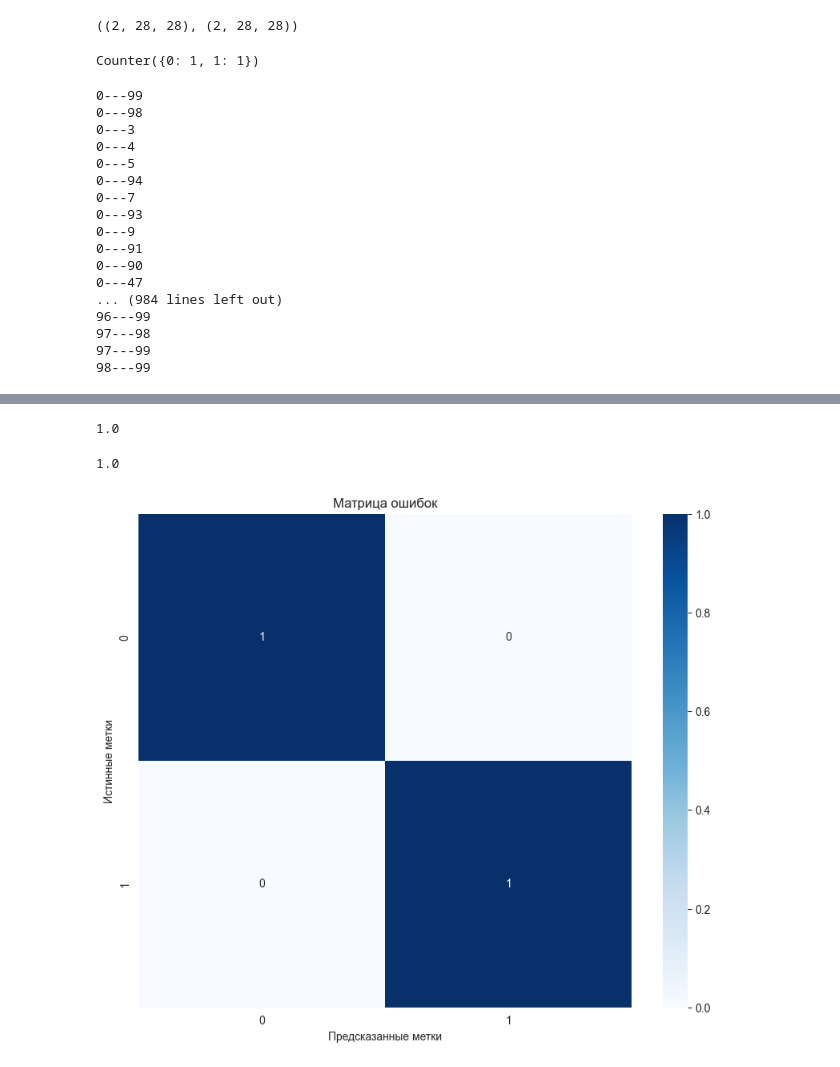
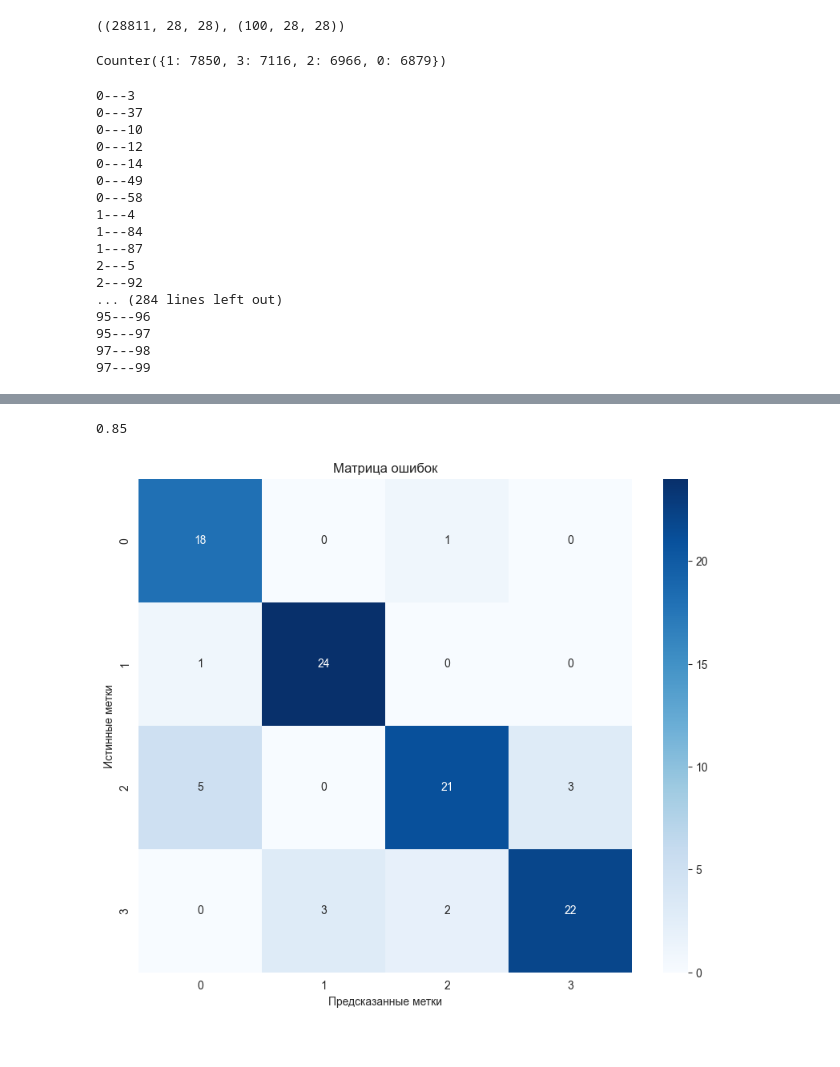
Before and after one commit to artchemi/smallworld_snn, a Jupyter notebook: notebooks/brian-snn.ipynb, the cells around one changed output, grey strips where cells are left out. Saved outputs shown, nothing was run; the diff lists cells and outputs as text; code cells hidden in the pictures.

```diff
--- a/notebooks/brian-snn.ipynb
+++ b/notebooks/brian-snn.ipynb
@@ -20,10 +20,10 @@ import seaborn as sns
 (X_train, y_train), (X_test, y_test) = mnist.load_data()
 
 # simplified classification (0 1 and 8)
-X_train = X_train[(y_train == 1) | (y_train == 0)]
-y_train = y_train[(y_train == 1) | (y_train == 0)]
-X_test = X_test[(y_test == 1) | (y_test == 0)]
-y_test = y_test[(y_test == 1) | (y_test == 0)]
+X_train = X_train[(y_train == 1) | (y_train == 0) | (y_train == 2) | (y_train == 3)]
+y_train = y_train[(y_train == 1) | (y_train == 0) | (y_train == 2) | (y_train == 3)]
+X_test = X_test[(y_test == 1) | (y_test == 0) | (y_test == 2) | (y_test == 3)]
+y_test = y_test[(y_test == 1) | (y_test == 0) | (y_test == 2) | (y_test == 3)]
 
 # pixel intensity to Hz (255 becoms ~63Hz)
 X_train = X_train / 4
@@ -35,19 +35,12 @@ X = np.concatenate((X_train, X_test), axis=0)
 y = np.concatenate((y_train, y_test), axis=0)
 
 # Стратифицированное разбиение для обучающего набора
-X_train, X_temp, y_train, y_temp = train_test_split(
-    X, y, test_size=(len(y) - 2), stratify=y)
-
-# Стратифицированное разбиение для тестового набора
-X_test, _, y_test, _ = train_test_split(
-    X_temp, y_temp, test_size=(len(y_temp) - 2), stratify=y_temp)
-
-X_eval, _, y_eval, _ = train_test_split(
-    X_temp, y_temp, test_size=(len(y_temp) - 2), stratify=y_temp)
+X_train, X_test, y_train, y_test = train_test_split(
+    X, y, test_size=(100), stratify=y)
 
 X_train.shape, X_test.shape
 # %% [output]
-((2, 28, 28), (2, 28, 28))
+((28811, 28, 28), (100, 28, 28))
 # %%
 from collections import Counter
 
@@ -58,7 +51,7 @@ label_counts = Counter(value_list)
 # Выводим результат
 print(label_counts)
 # %% [output]
-Counter({0: 1, 1: 1})
+Counter({1: 7850, 3: 7116, 2: 6966, 0: 6879})
 # %%
 def generate_small_world(n_nodes, k, p):
     return nx.watts_strogatz_graph(n_nodes, k, p)
@@ -101,7 +94,7 @@ class Model():
     def __init__(self, debug=False):
         app = {}
 
-        self.g = generate_small_world(n_e, 20, 0.5)
+        self.g = generate_small_world(n_e, 6, 0.5)
 
         # input images as rate encoded Poisson generators
         app['PG'] = PoissonGroup(n_input, rates=np.zeros(n_input) * Hz, name='PG')
@@ -545,7 +538,7 @@ def test1():
 
     plt.show()
 
-def test2(train_items=2, assign_items=2, eval_items=2):
+def test2(train_items=1000, assign_items=100, eval_items=100):
     '''
     Feed train set to SNN with STDP
     Freeze STDP
@@ -557,20 +550,20 @@ def test2(train_items=2, assign_items=2, eval_items=2):
     seed(0)
 
     model = Model()
-    model.train(X_train[:train_items], y_train[:train_items], epoch=100, drow=True)
+    model.train(X_train[:train_items], y_train[:train_items], epoch=1, draw=False)
     model.net.store('train', 'train.b2')
     #model.net.restore('train', './train.b2')
 
-    f_train = model.evaluate(X_train[:assign_items], y_train[:assign_items], drow=False)
+    f_train = model.evaluate(X_train[:assign_items], y_train[:assign_items], draw=False)
     clf = RandomForestClassifier(max_depth=4, random_state=0)
     clf.fit(f_train, y_train[:assign_items])
     print(clf.score(f_train, y_train[:assign_items]))
 
-    f_test = model.evaluate(X_test[:eval_items], y_test[:eval_items], drow=True)
+    f_test = model.evaluate(X_test, y_test, draw=False)
     y_pred = clf.predict(f_test)
-    print(accuracy_score(y_pred, y_test[:eval_items]))
+    print(accuracy_score(y_pred, y_test))
 
-    cm = confusion_matrix(y_pred, y_test[:eval_items])
+    cm = confusion_matrix(y_pred, y_test)
 
     plt.figure(figsize=(10, 8))
     sns.heatmap(cm, annot=True, fmt='d', cmap='Blues', square=True,
@@ -584,22 +577,23 @@ def test2(train_items=2, assign_items=2, eval_items=2):
 
     plt.show()
 
-test1()
+
+test2()
 # %% [output]
-0---99
-0---98
 0---3
-0---4
-0---5
-0---94
-0---7
-0---93
-0---9
-0---91
-0---90
-0---47
-... (984 lines left out)
-96---99
+0---37
+0---10
+0---12
+0---14
+0---49
+0---58
+1---4
+1---84
+1---87
+2---5
+2---92
+... (284 lines left out)
+95---96
+95---97
 97---98
 97---99
-98---99
@@ -608,3 +601,2 @@ WARNING    'v' is an internal variable of group 'IG', but also exists in the run
-1.0
+0.85
-1.0
-[figure, old version]
+[figure, new version]
```
Also changed, not shown: parts of 2 cells of this notebook, 2 other files.
